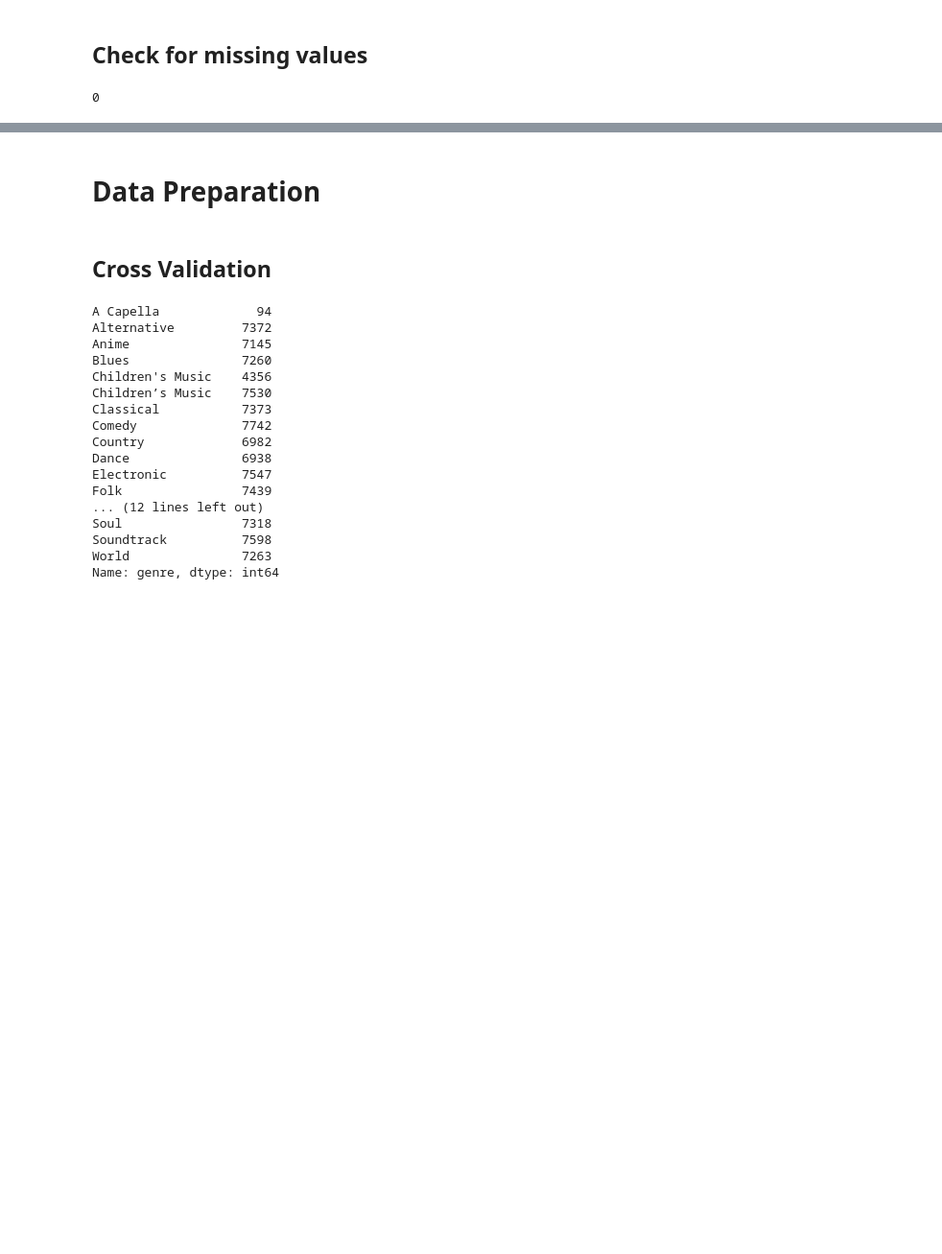
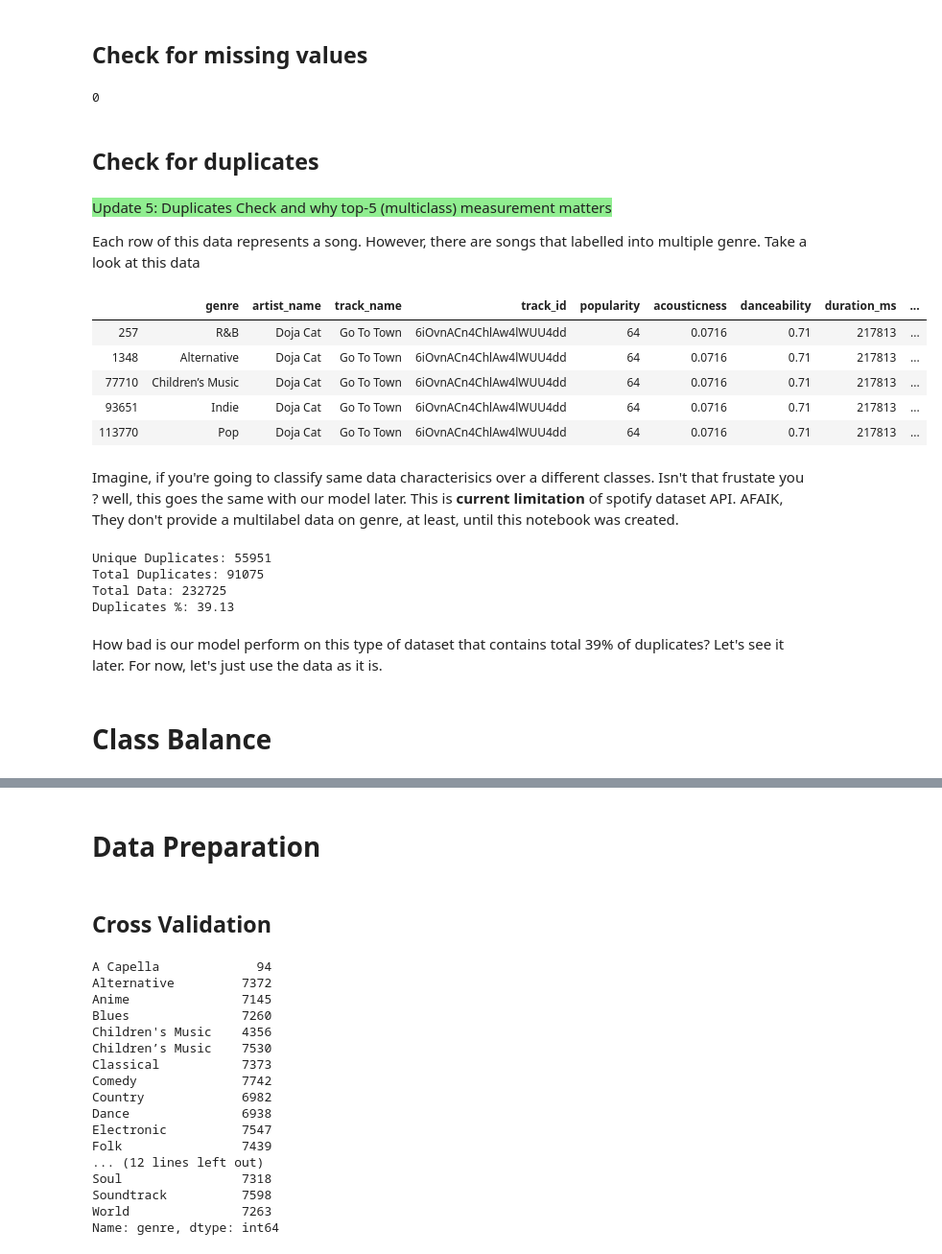
Before and after one commit to iqbalbasyar/Spotify-for-Data-Science, a Jupyter notebook: 2. Spotify Genre Classification.ipynb, the cells around one changed output, grey strips where cells are left out. Shown: that part at 96% size. Drawn from its saved outputs; the diff is of its cells as text; code cells hidden in the pictures; blank space fills up the shorter version.

```diff
--- a/2. Spotify Genre Classification.ipynb
+++ b/2. Spotify Genre Classification.ipynb
@@ -154,3 +165,37 @@ If we pairplot the features (not the genre), we can see that most of the feature
 df.isna().sum().sum()
 # %% [output]
 0
+# %% [markdown]
+## Check for duplicates
+# %% [markdown]
+<span style="background-color:lightgreen">Update 5: Duplicates Check and why top-5 (multiclass) measurement matters</span>
+
+Each row of this data represents a song. However, there are songs that labelled into multiple genre. Take a look at this data
+# %%
+duplicated_all = data[data.duplicated(subset = 'track_id', keep=False)]
+duplicated = data[data.duplicated(subset = 'track_id', keep='first')]
+# %%
+data[data['track_id'] == duplicated['track_id'].iloc[0]]
+# %% [output]
+|  | genre | artist_name | track_name | track_id | popularity | acousticness | danceability | duration_ms | ... |
+| 257 | R&B | Doja Cat | Go To Town | 6iOvnACn4ChlAw4lWUU4dd | 64 | 0.0716 | 0.71 | 217813 | ... |
+| 1348 | Alternative | Doja Cat | Go To Town | 6iOvnACn4ChlAw4lWUU4dd | 64 | 0.0716 | 0.71 | 217813 | ... |
+| 77710 | Children’s Music | Doja Cat | Go To Town | 6iOvnACn4ChlAw4lWUU4dd | 64 | 0.0716 | 0.71 | 217813 | ... |
+| 93651 | Indie | Doja Cat | Go To Town | 6iOvnACn4ChlAw4lWUU4dd | 64 | 0.0716 | 0.71 | 217813 | ... |
+| 113770 | Pop | Doja Cat | Go To Town | 6iOvnACn4ChlAw4lWUU4dd | 64 | 0.0716 | 0.71 | 217813 | ... |
+# %% [markdown]
+Imagine, if you're going to classify same data characterisics over a different classes. Isn't that frustate you ? well, this goes the same with our model later. This is **current limitation** of spotify dataset API. AFAIK, They don't provide a multilabel data on genre, at least, until this notebook was created.
+# %%
+print(f'''Unique Duplicates: {duplicated.shape[0]}
+Total Duplicates: {duplicated_all.shape[0]}
+Total Data: {data.shape[0]}
+Duplicates %: {round(duplicated_all.shape[0]/data.shape[0]*100, 2)}''')
+# %% [output]
+Unique Duplicates: 55951
+Total Duplicates: 91075
+Total Data: 232725
+Duplicates %: 39.13
+# %% [markdown]
+How bad is our model perform on this type of dataset that contains total 39% of duplicates? Let's see it later. For now, let's just use the data as it is.
+# %% [markdown]
+# Class Balance
```
Also changed, not shown: parts of 54 cells of this notebook, 2 other files.
